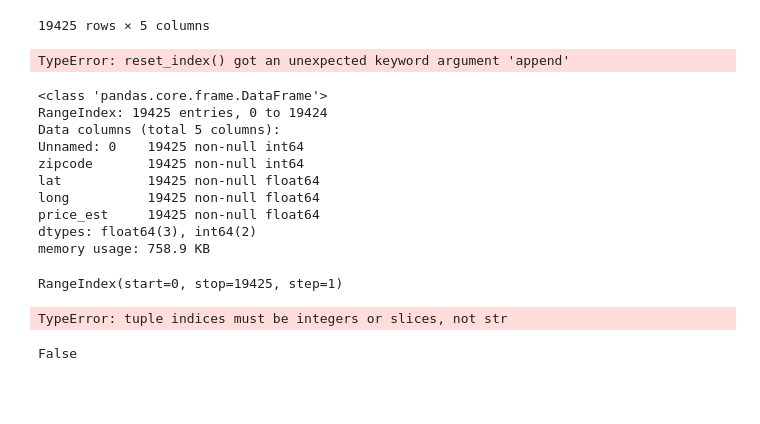
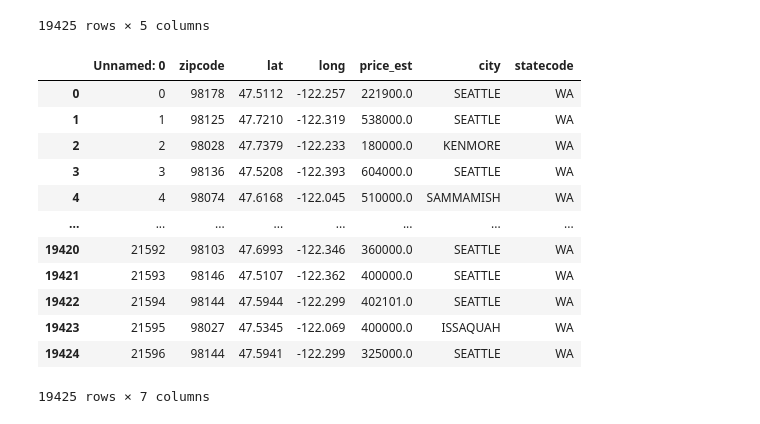
Before and after one commit to israeljls-j/dsc-mod-2-project-v2-1-onl01-dtsc-ft-070620, a Jupyter notebook: cons_zip.ipynb, the cells around one changed output. Saved outputs shown, nothing was run; the diff lists cells and outputs as text; code cells hidden in the pictures; blank space fills up the shorter version.

```diff
--- a/cons_zip.ipynb
+++ b/cons_zip.ipynb
@@ -46,36 +57,20 @@ f
 | 19423 | 21595 | 98027 | 47.5345 | -122.069 | 400000.0 |
 | 19424 | 21596 | 98144 | 47.5941 | -122.299 | 325000.0 |
 19425 rows × 5 columns
-# %%
-f.reset_index('Unnamed: 0', append=True, inplace=True)
-# %% [output]
-TypeError: reset_index() got an unexpected keyword argument 'append'
-# %%
-f.info()
-# %% [output]
-<class 'pandas.core.frame.DataFrame'>
-RangeIndex: 19425 entries, 0 to 19424
-Data columns (total 5 columns):
-Unnamed: 0    19425 non-null int64
-zipcode       19425 non-null int64
-lat           19425 non-null float64
-long          19425 non-null float64
-price_est     19425 non-null float64
-dtypes: float64(3), int64(2)
-memory usage: 758.9 KB
-# %%
-int(f['zipcode'][1])
-f.itertuples(index=True, name='zipcode')
-f.index.astype('int')
-# %% [output]
-RangeIndex(start=0, stop=19425, step=1)
-# %%
-for row in f.itertuples():
-    row['zipcode'] = row['zipcode'].astype('int')
-    print(row['zipcode'])
-# %% [output]
-TypeError: tuple indices must be integers or slices, not str
-# %%
-'' in f['zipcode'].values
-# %% [output]
-False
+# %%
+merged = f.merge(g, how='left', on='zipcode')
+merged
+# %% [output]
+|  | Unnamed: 0 | zipcode | lat | long | price_est | city | statecode |
+| 0 | 0 | 98178 | 47.5112 | -122.257 | 221900.0 | SEATTLE | WA |
+| 1 | 1 | 98125 | 47.7210 | -122.319 | 538000.0 | SEATTLE | WA |
+| 2 | 2 | 98028 | 47.7379 | -122.233 | 180000.0 | KENMORE | WA |
+| 3 | 3 | 98136 | 47.5208 | -122.393 | 604000.0 | SEATTLE | WA |
+| 4 | 4 | 98074 | 47.6168 | -122.045 | 510000.0 | SAMMAMISH | WA |
+| ... | ... | ... | ... | ... | ... | ... | ... |
+| 19420 | 21592 | 98103 | 47.6993 | -122.346 | 360000.0 | SEATTLE | WA |
+| 19421 | 21593 | 98146 | 47.5107 | -122.362 | 400000.0 | SEATTLE | WA |
+| 19422 | 21594 | 98144 | 47.5944 | -122.299 | 402101.0 | SEATTLE | WA |
+| 19423 | 21595 | 98027 | 47.5345 | -122.069 | 400000.0 | ISSAQUAH | WA |
+| 19424 | 21596 | 98144 | 47.5941 | -122.299 | 325000.0 | SEATTLE | WA |
+19425 rows × 7 columns
```
Also changed, not shown: parts of 8 cells of this notebook, 5 other files.
